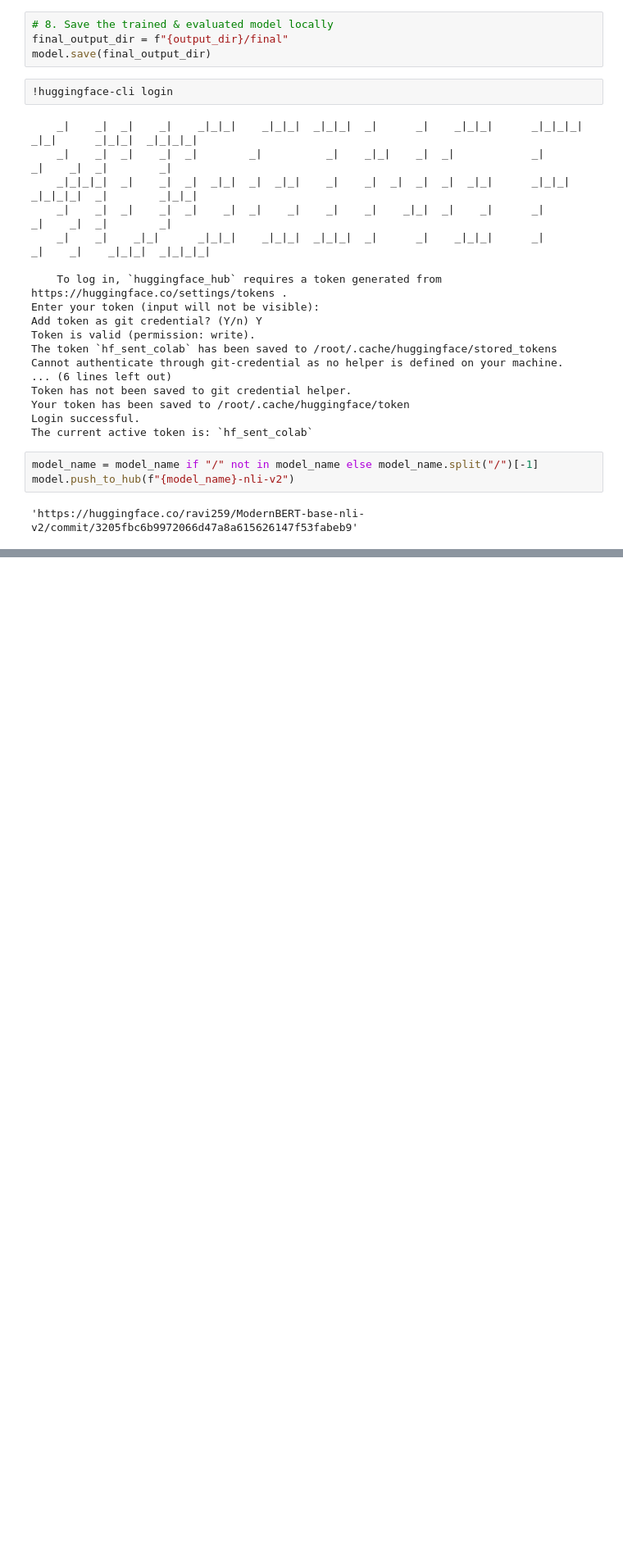
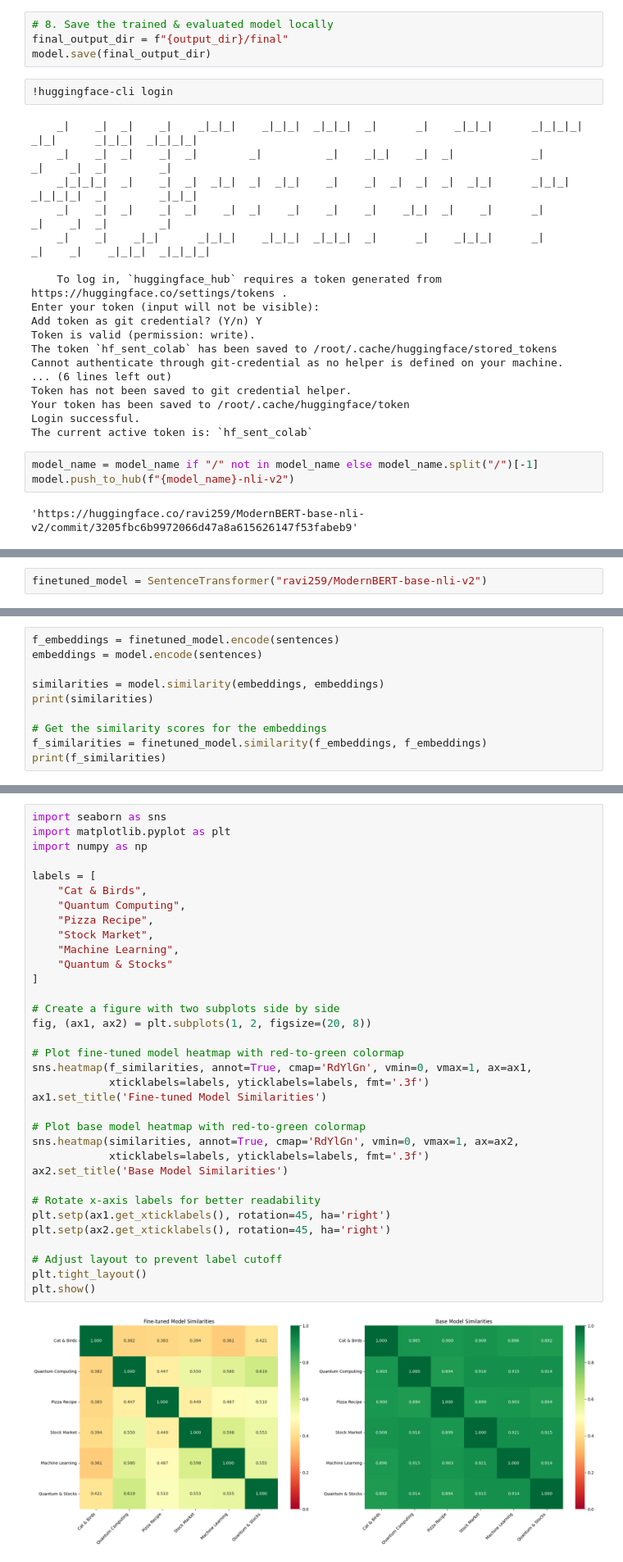
Before and after one commit to raviakasapu/LLM-Training-Docs, a Jupyter notebook: 1_embedding_models_fine_tuning.ipynb, the cells around one changed output, grey strips where cells are left out. Shown at 82% size. Cells and saved outputs as stored; diff of their text form; blank space fills up the shorter version.

```diff
--- a/1_embedding_models_fine_tuning.ipynb
+++ b/1_embedding_models_fine_tuning.ipynb
@@ -292,0 +295,2 @@ model.push_to_hub(f"{model_name}-nli-v2")
+# %%
+finetuned_model = SentenceTransformer("ravi259/ModernBERT-base-nli-v2")
@@ -292,0 +340,10 @@ model.push_to_hub(f"{model_name}-nli-v2")
+# %%
+f_embeddings = finetuned_model.encode(sentences)
+embeddings = model.encode(sentences)
+
+similarities = model.similarity(embeddings, embeddings)
+print(similarities)
+
+# Get the similarity scores for the embeddings
+f_similarities = finetuned_model.similarity(f_embeddings, f_embeddings)
+print(f_similarities)
@@ -292,0 +363,36 @@ model.push_to_hub(f"{model_name}-nli-v2")
+# %%
+import seaborn as sns
+import matplotlib.pyplot as plt
+import numpy as np
+
+labels = [
+    "Cat & Birds",
+    "Quantum Computing",
+    "Pizza Recipe",
+    "Stock Market",
+    "Machine Learning",
+    "Quantum & Stocks"
+]
+
+# Create a figure with two subplots side by side
+fig, (ax1, ax2) = plt.subplots(1, 2, figsize=(20, 8))
+
+# Plot fine-tuned model heatmap with red-to-green colormap
+sns.heatmap(f_similarities, annot=True, cmap='RdYlGn', vmin=0, vmax=1, ax=ax1,
+            xticklabels=labels, yticklabels=labels, fmt='.3f')
+ax1.set_title('Fine-tuned Model Similarities')
+
+# Plot base model heatmap with red-to-green colormap
+sns.heatmap(similarities, annot=True, cmap='RdYlGn', vmin=0, vmax=1, ax=ax2,
+            xticklabels=labels, yticklabels=labels, fmt='.3f')
+ax2.set_title('Base Model Similarities')
+
+# Rotate x-axis labels for better readability
+plt.setp(ax1.get_xticklabels(), rotation=45, ha='right')
+plt.setp(ax2.get_xticklabels(), rotation=45, ha='right')
+
+# Adjust layout to prevent label cutoff
+plt.tight_layout()
+plt.show()
+# %% [output]
+[figure, added]
```
Also changed, not shown: parts of 4 cells of this notebook.
